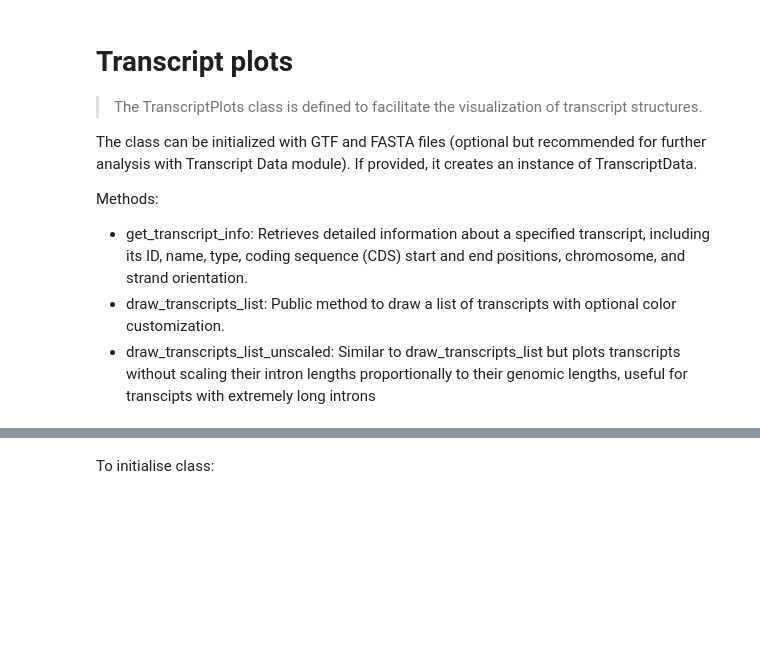
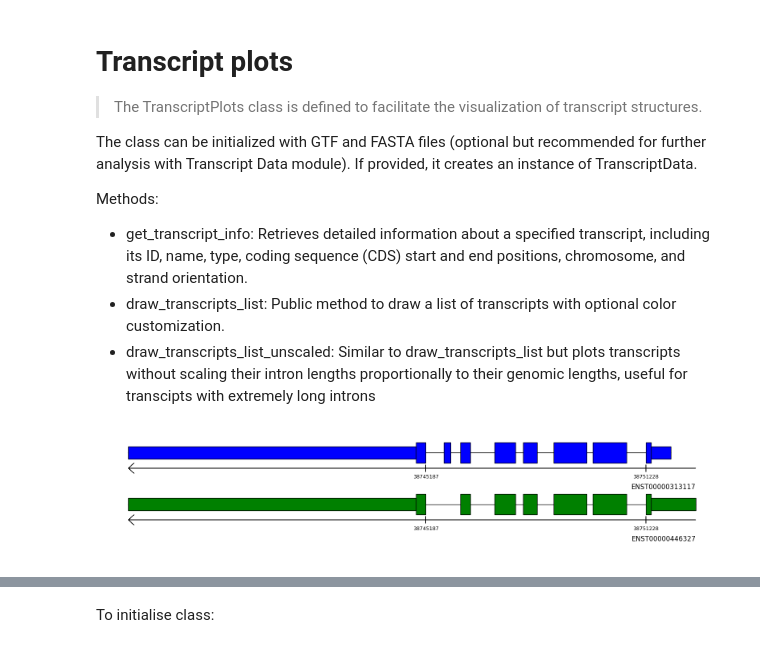
Before and after one commit to cobioda/allos, a Jupyter notebook: nbs/001_transcript_plots.ipynb, the cells around one changed output, grey strips where cells are left out. Drawn from its saved outputs; the diff is of its cells as text; code cells hidden in the pictures; blank space fills up the shorter version.

```diff
--- a/nbs/001_transcript_plots.ipynb
+++ b/nbs/001_transcript_plots.ipynb
@@ -1143,3 +1112,12 @@ if not gtf_file_local.is_file():
 if not fasta_file_local.is_file():
     print(f"Downloading {fasta_url}...")
     urllib.request.urlretrieve(fasta_url, fasta_file_local)
+# %%
+GTF_PATH = "/data/analysis/refdata-gex-GRCh38-2020-A/genes/genes.gtf"
+tp = TranscriptPlots(gtf_file=str(GTF_PATH))
+# %%
+sel_isoforms = ['ENST00000313117',
+ 'ENST00000446327',]
+tp.draw_transcripts_list(transcripts_ids=sel_isoforms, draw_cds=True)
+# %% [output]
+[figure, added]
```
Also changed, not shown: parts of 7 cells of this notebook, 2 other files.
